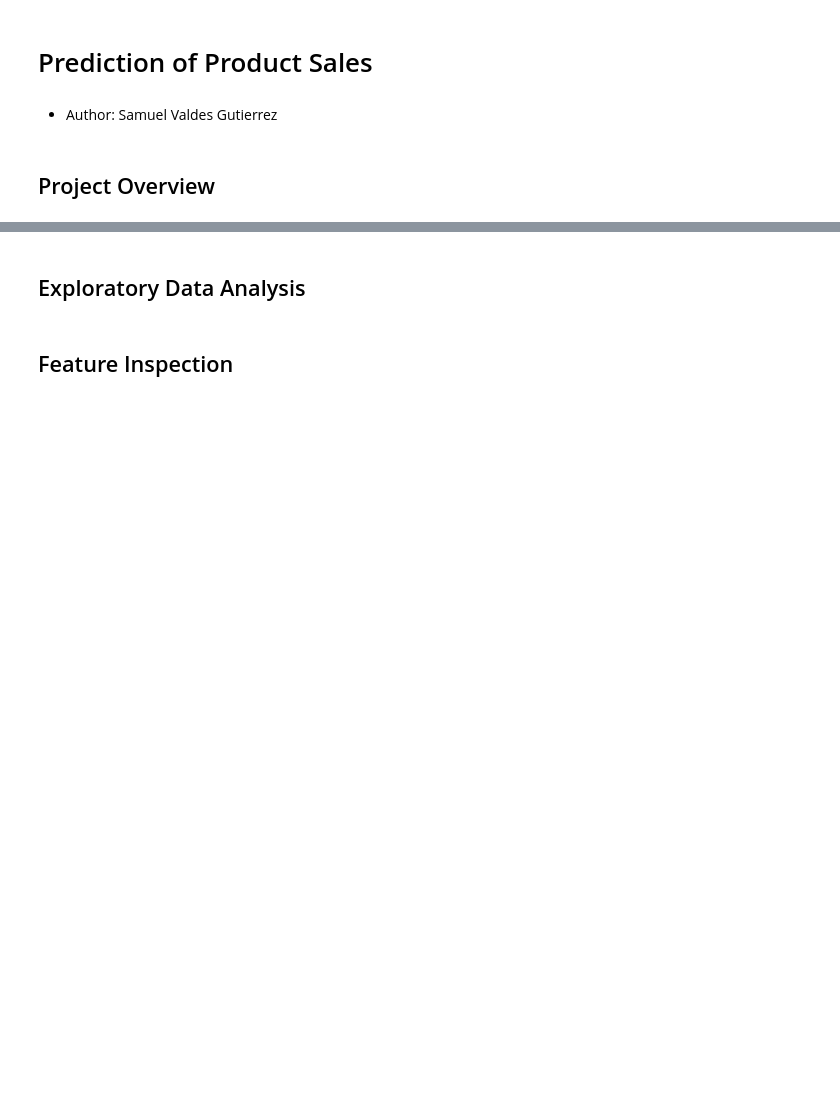
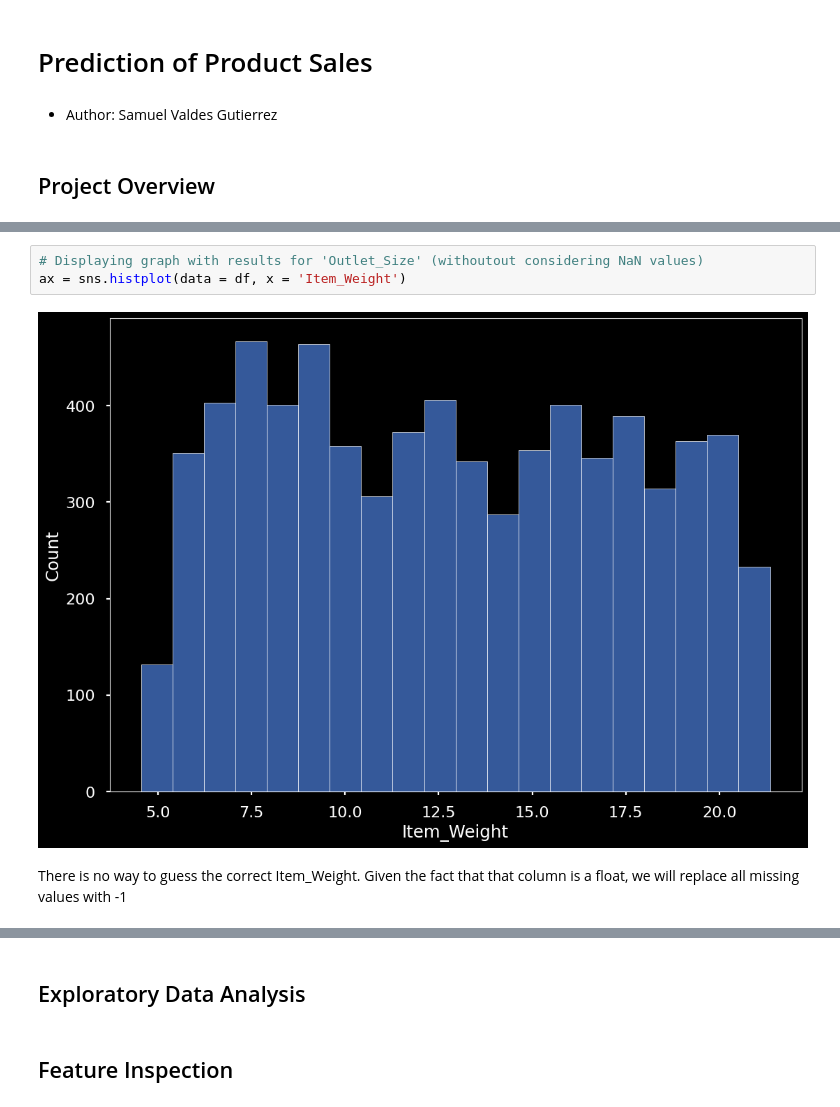
Before and after one commit to BigSamu/Prediction_of_Product_Sales, a Jupyter notebook: Prediction_of_Product_Sales.ipynb, the cells around one changed output, grey strips where cells are left out. Saved outputs shown, nothing was run; the diff lists cells and outputs as text; blank space fills up the shorter version.

```diff
--- a/Prediction_of_Product_Sales.ipynb
+++ b/Prediction_of_Product_Sales.ipynb
@@ -10,0 +237,7 @@
+# %%
+# Displaying graph with results for 'Outlet_Size' (withoutout considering NaN values)
+ax = sns.histplot(data = df, x = 'Item_Weight')
+# %% [output]
+[figure, added]
+# %% [markdown]
+There is no way to guess the correct Item_Weight. Given the fact that that column is a float, we will replace all missing values with -1
```
Also changed, not shown: parts of 59 cells of this notebook.
